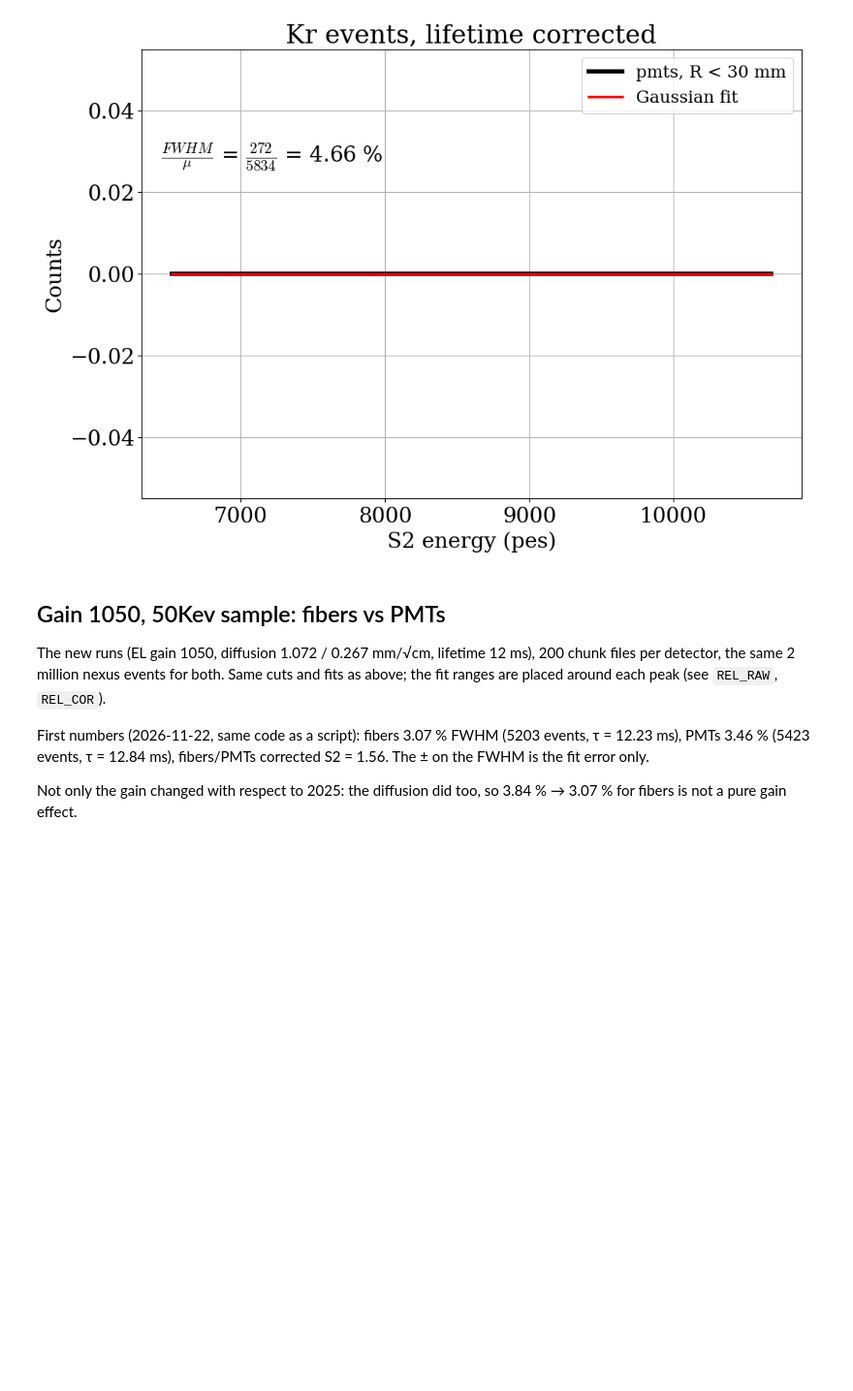
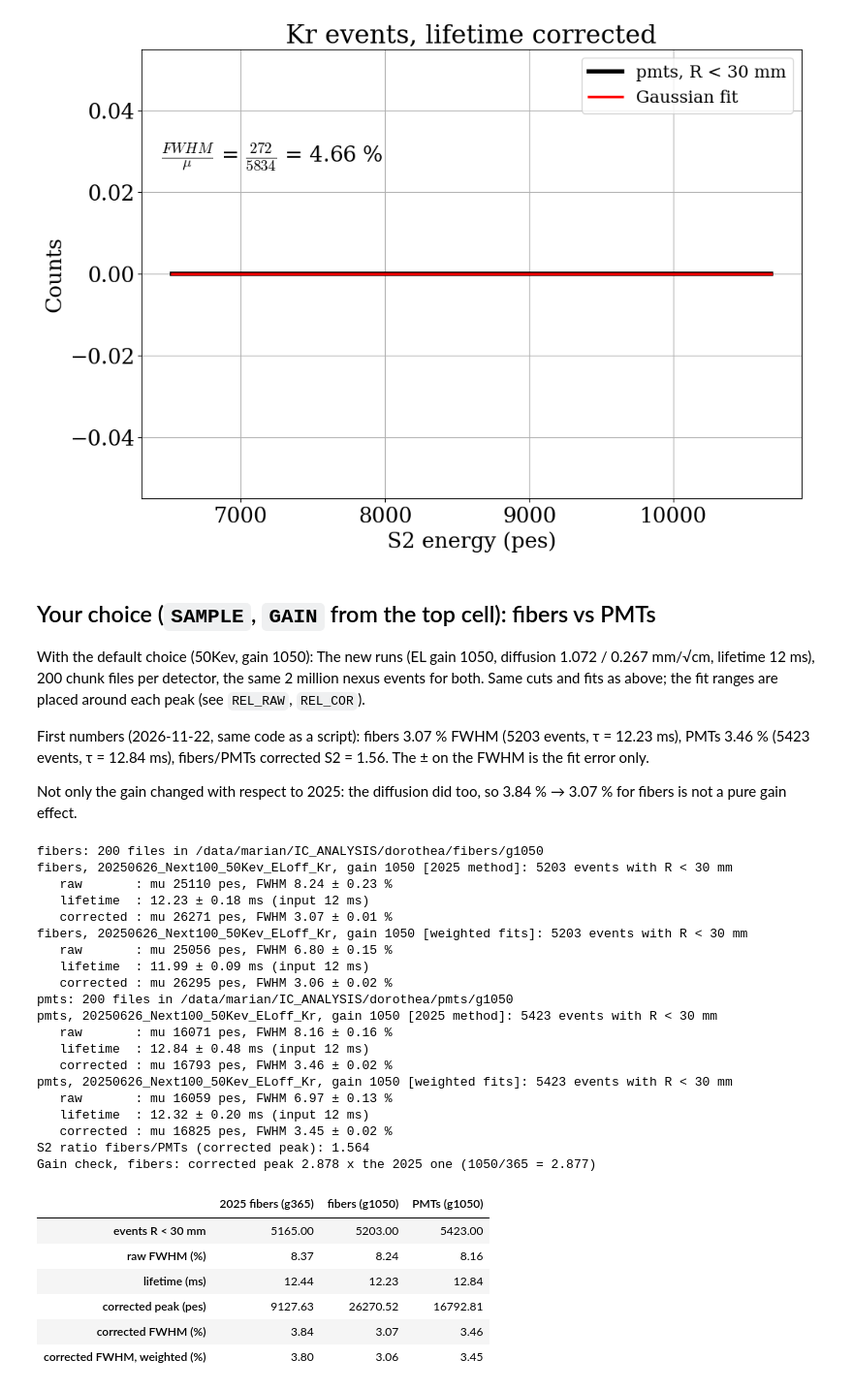
Before and after one commit to mariandbt/IC_ANALYSIS, a Jupyter notebook: notebooks/05_dorothea_kr.ipynb, the cells around one changed output. Shown at 97% size. Cells and saved outputs as stored; diff of their text form; code cells hidden in the pictures; blank space fills up the shorter version.

```diff
--- a/notebooks/05_dorothea_kr.ipynb
+++ b/notebooks/05_dorothea_kr.ipynb
@@ -131,27 +153,55 @@ for det in ["fibers", "pmts"]:
 [figure]
 [figure]
 # %% [markdown]
-## Gain 1050, 50Kev sample: fibers vs PMTs
+## Your choice (`SAMPLE`, `GAIN` from the top cell): fibers vs PMTs
+With the default choice (50Kev, gain 1050):
 The new runs (EL gain 1050, diffusion 1.072 / 0.267 mm/√cm, lifetime 12 ms), 200 chunk files per detector, the same 2 million nexus events for both. Same cuts and fits as above; the fit ranges are placed around each peak (see `REL_RAW`, `REL_COR`).
 
 First numbers (2026-11-22, same code as a script): fibers 3.07 % FWHM (5203 events, τ = 12.23 ms), PMTs 3.46 % (5423 events, τ = 12.84 ms), fibers/PMTs corrected S2 = 1.56. The ± on the FWHM is the fit error only.
 
 Not only the gain changed with respect to 2025: the diffusion did too, so 3.84 % → 3.07 % for fibers is not a pure gain effect.
 # %%
-SAMPLE50 = "20250626_Next100_50Kev_ELoff_Kr"
 new = {}
 for det in ["fibers", "pmts"]:
-    dst, fs = load_dst(SAMPLE50, det, use_new=True)
+    dst, fs = load_dst(det)
     print(f"{det}: {len(fs)} files in {os.path.dirname(fs[0])}")
-    new[det]       = kr_resolution(dst, f"{det}, 50Kev, gain {EL_GAIN}")
-    new[det + "w"] = kr_resolution(dst, f"{det}, 50Kev, gain {EL_GAIN}", weighted=True)
+    new[det]       = kr_resolution(dst, f"{det}, {SAMPLE}, gain {GAIN}", GAIN)
+    new[det + "w"] = kr_resolution(dst, f"{det}, {SAMPLE}, gain {GAIN}", GAIN, weighted=True)
     new[det]["dst"] = dst
 print(f"S2 ratio fibers/PMTs (corrected peak): {new['fibers']['cor']['mu'] / new['pmts']['cor']['mu']:.3f}")
-print(f"Gain check, fibers: corrected peak {new['fibers']['cor']['mu'] / r50['cor']['mu']:.3f} x the 2025 one (1050/365 = {1050/365:.3f})")
+print(f"Gain check, fibers: corrected peak {new['fibers']['cor']['mu'] / r50['cor']['mu']:.3f} x the 2025 one ({GAIN}/365 = {GAIN/365:.3f})")
 
 pd.DataFrame({
     "2025 fibers (g365)": [r50["d"].shape[0], r50["raw"]["fwhm_pct"], r50["lt"]["tau_us"] / 1e3, r50["cor"]["mu"], r50["cor"]["fwhm_pct"], r50w["cor"]["fwhm_pct"]],
-    f"fibers (g{EL_GAIN})": [new["fibers"]["d"].shape[0], new["fibers"]["raw"]["fwhm_pct"], new["fibers"]["lt"]["tau_us"] / 1e3, new["fibers"]["cor"]["mu"], new["fibers"]["cor"]["fwhm_pct"], new["fibersw"]["cor"]["fwhm_pct"]],
-    f"PMTs (g{EL_GAIN})":   [new["pmts"]["d"].shape[0],   new["pmts"]["raw"]["fwhm_pct"],   new["pmts"]["lt"]["tau_us"] / 1e3,   new["pmts"]["cor"]["mu"],   new["pmts"]["cor"]["fwhm_pct"],   new["pmtsw"]["cor"]["fwhm_pct"]],
+    f"fibers (g{GAIN})": [new["fibers"]["d"].shape[0], new["fibers"]["raw"]["fwhm_pct"], new["fibers"]["lt"]["tau_us"] / 1e3, new["fibers"]["cor"]["mu"], new["fibers"]["cor"]["fwhm_pct"], new["fibersw"]["cor"]["fwhm_pct"]],
+    f"PMTs (g{GAIN})":   [new["pmts"]["d"].shape[0],   new["pmts"]["raw"]["fwhm_pct"],   new["pmts"]["lt"]["tau_us"] / 1e3,   new["pmts"]["cor"]["mu"],   new["pmts"]["cor"]["fwhm_pct"],   new["pmtsw"]["cor"]["fwhm_pct"]],
 }, index=["events R < 30 mm", "raw FWHM (%)", "lifetime (ms)", "corrected peak (pes)", "corrected FWHM (%)", "corrected FWHM, weighted (%)"]).round(2)
+# %% [output]
+fibers: 200 files in /data/marian/IC_ANALYSIS/dorothea/fibers/g1050
+fibers, 20250626_Next100_50Kev_ELoff_Kr, gain 1050 [2025 method]: 5203 events with R < 30 mm
+   raw       : mu 25110 pes, FWHM 8.24 ± 0.23 %
+   lifetime  : 12.23 ± 0.18 ms (input 12 ms)
+   corrected : mu 26271 pes, FWHM 3.07 ± 0.01 %
+fibers, 20250626_Next100_50Kev_ELoff_Kr, gain 1050 [weighted fits]: 5203 events with R < 30 mm
+   raw       : mu 25056 pes, FWHM 6.80 ± 0.15 %
+   lifetime  : 11.99 ± 0.09 ms (input 12 ms)
+   corrected : mu 26295 pes, FWHM 3.06 ± 0.02 %
+pmts: 200 files in /data/marian/IC_ANALYSIS/dorothea/pmts/g1050
+pmts, 20250626_Next100_50Kev_ELoff_Kr, gain 1050 [2025 method]: 5423 events with R < 30 mm
+   raw       : mu 16071 pes, FWHM 8.16 ± 0.16 %
+   lifetime  : 12.84 ± 0.48 ms (input 12 ms)
+   corrected : mu 16793 pes, FWHM 3.46 ± 0.02 %
+pmts, 20250626_Next100_50Kev_ELoff_Kr, gain 1050 [weighted fits]: 5423 events with R < 30 mm
+   raw       : mu 16059 pes, FWHM 6.97 ± 0.13 %
+   lifetime  : 12.32 ± 0.20 ms (input 12 ms)
+   corrected : mu 16825 pes, FWHM 3.45 ± 0.02 %
+S2 ratio fibers/PMTs (corrected peak): 1.564
+Gain check, fibers: corrected peak 2.878 x the 2025 one (1050/365 = 2.877)
+|  | 2025 fibers (g365) | fibers (g1050) | PMTs (g1050) |
+| events R < 30 mm | 5165.00 | 5203.00 | 5423.00 |
+| raw FWHM (%) | 8.37 | 8.24 | 8.16 |
+| lifetime (ms) | 12.44 | 12.23 | 12.84 |
+| corrected peak (pes) | 9127.63 | 26270.52 | 16792.81 |
+| corrected FWHM (%) | 3.84 | 3.07 | 3.46 |
+| corrected FWHM, weighted (%) | 3.80 | 3.06 | 3.45 |
 # %% [markdown]
```
Also changed, not shown: parts of 14 cells of this notebook, 12 other files.
